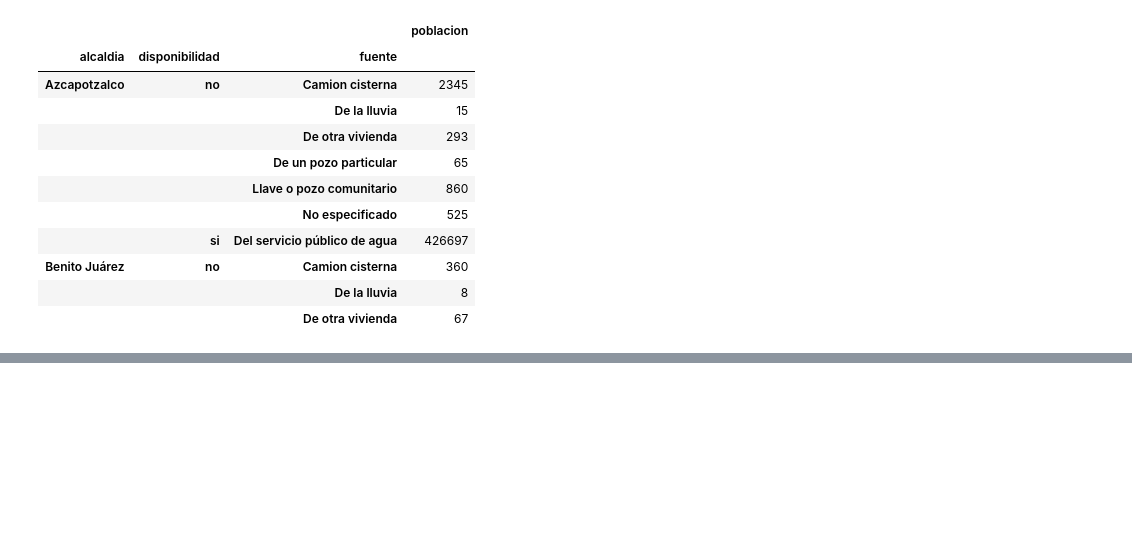
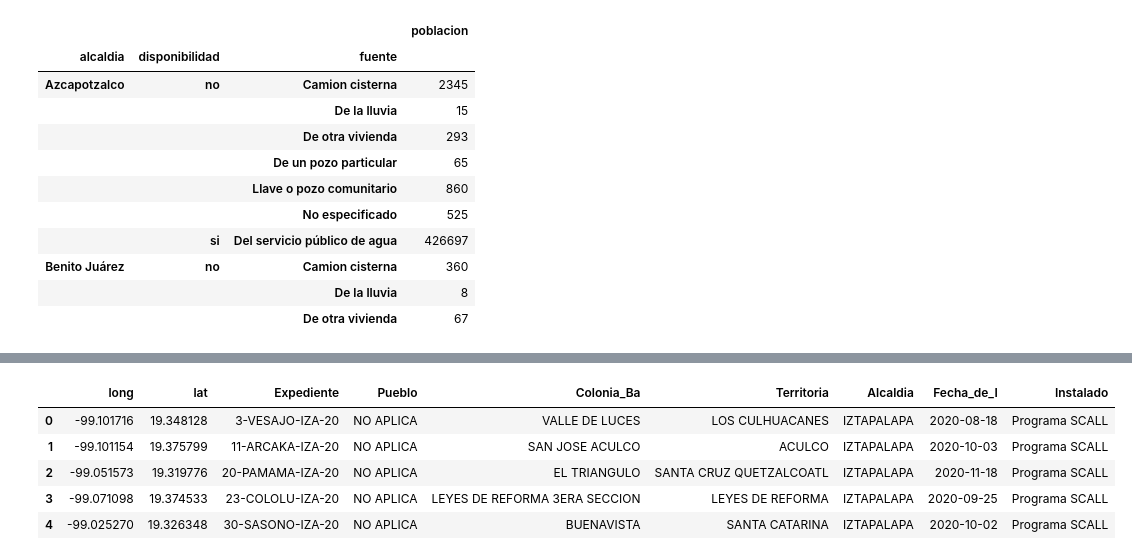
Before and after one commit to Anton-Utray/ETL-EDA, a Jupyter notebook: SRC/Data cleaning.ipynb, the cells around one changed output, grey strips where cells are left out. Saved outputs shown, nothing was run; the diff lists cells and outputs as text; code cells hidden in the pictures; blank space fills up the shorter version.

```diff
--- a/SRC/Data cleaning.ipynb
+++ b/SRC/Data cleaning.ipynb
@@ -70,0 +216,11 @@ censo_grouped.to_csv('../DATA/censo_grouped.csv')
+# %%
+captacion_20=pd.read_csv('../DATA/RAW/scall_2020.csv')
+# %%
+captacion_20.head()
+# %% [output]
+|  | long | lat | Expediente | Pueblo | Colonia_Ba | Territoria | Alcaldia | Fecha_de_I | Instalado |
+| 0 | -99.101716 | 19.348128 | 3-VESAJO-IZA-20 | NO APLICA | VALLE DE LUCES | LOS CULHUACANES | IZTAPALAPA | 2020-08-18 | Programa SCALL |
+| 1 | -99.101154 | 19.375799 | 11-ARCAKA-IZA-20 | NO APLICA | SAN JOSE ACULCO | ACULCO | IZTAPALAPA | 2020-10-03 | Programa SCALL |
+| 2 | -99.051573 | 19.319776 | 20-PAMAMA-IZA-20 | NO APLICA | EL TRIANGULO | SANTA CRUZ QUETZALCOATL | IZTAPALAPA | 2020-11-18 | Programa SCALL |
+| 3 | -99.071098 | 19.374533 | 23-COLOLU-IZA-20 | NO APLICA | LEYES DE REFORMA 3ERA SECCION | LEYES DE REFORMA | IZTAPALAPA | 2020-09-25 | Programa SCALL |
+| 4 | -99.025270 | 19.326348 | 30-SASONO-IZA-20 | NO APLICA | BUENAVISTA | SANTA CATARINA | IZTAPALAPA | 2020-10-02 | Programa SCALL |
```
Also changed, not shown: parts of 31 cells of this notebook, 27 other files.
